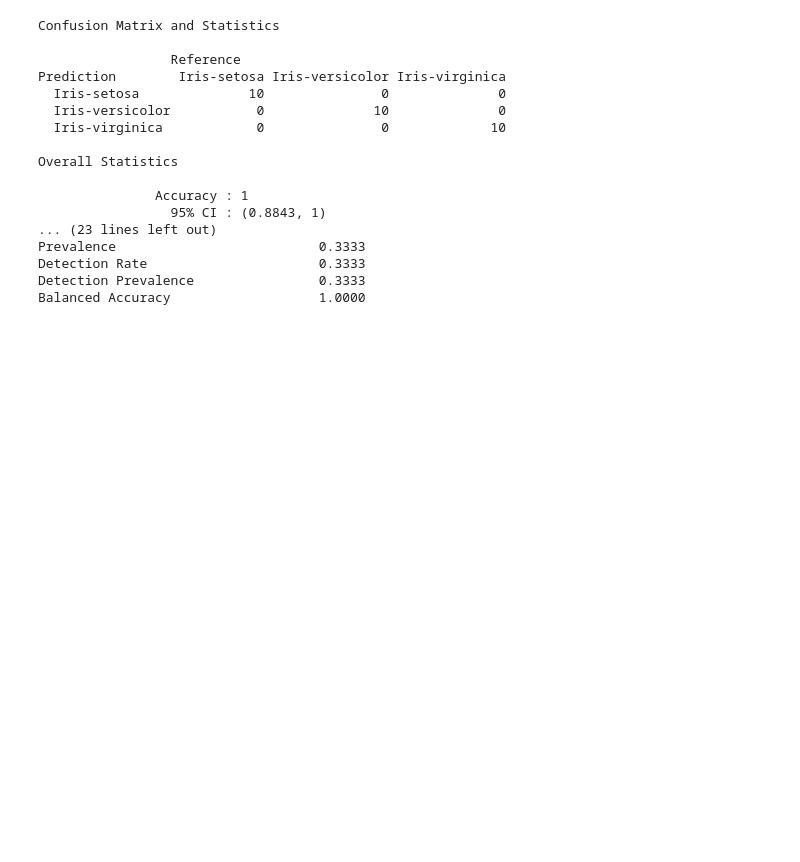
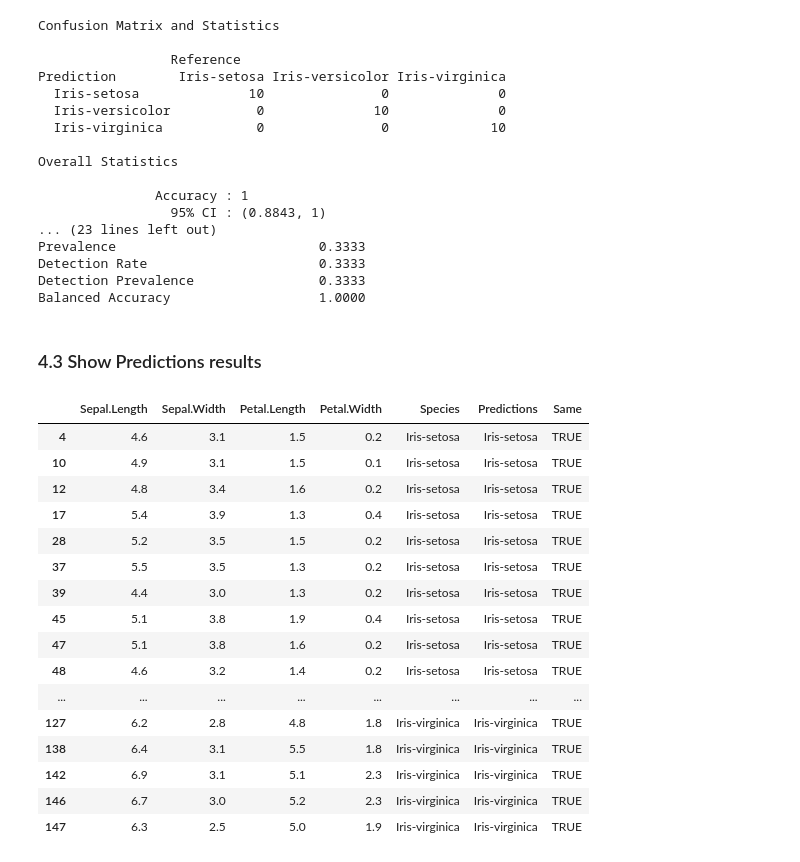
Before and after one commit to antoinetwitt/R, a Jupyter notebook: ML with R.ipynb, the cells around one changed output. Saved outputs shown, nothing was run; the diff lists cells and outputs as text; code cells hidden in the pictures; blank space fills up the shorter version.

```diff
--- a/ML with R.ipynb
+++ b/ML with R.ipynb
@@ -200,6 +274,6 @@ Resampling results:
 # %%
 # estimate skill of LDA on the validation dataset
-predictions <- predict(fit.lda, validation)
+predictions <- predict(fit.lda, validation[,1:4])
 confusionMatrix(predictions, validation$Species)
 # %% [output]
 Confusion Matrix and Statistics
@@ -219,3 +293,32 @@ Prevalence                          0.3333
 Detection Rate                      0.3333
 Detection Prevalence                0.3333
 Balanced Accuracy                   1.0000
+# %% [markdown]
+### 4.3 Show Predictions results
+# %%
+# add Predictions column to validation
+validation$Predictions <- predictions
+
+# add column Same
+validation$Same <- ifelse(validation$Species == validation$Predictions, 'TRUE',
+               ifelse(validation$Species != df$Predictions, 'FALSE'))
+
+validation
+# %% [output]
+|  | Sepal.Length | Sepal.Width | Petal.Length | Petal.Width | Species | Predictions | Same |
+| 4 | 4.6 | 3.1 | 1.5 | 0.2 | Iris-setosa | Iris-setosa | TRUE |
+| 10 | 4.9 | 3.1 | 1.5 | 0.1 | Iris-setosa | Iris-setosa | TRUE |
+| 12 | 4.8 | 3.4 | 1.6 | 0.2 | Iris-setosa | Iris-setosa | TRUE |
+| 17 | 5.4 | 3.9 | 1.3 | 0.4 | Iris-setosa | Iris-setosa | TRUE |
+| 28 | 5.2 | 3.5 | 1.5 | 0.2 | Iris-setosa | Iris-setosa | TRUE |
+| 37 | 5.5 | 3.5 | 1.3 | 0.2 | Iris-setosa | Iris-setosa | TRUE |
+| 39 | 4.4 | 3.0 | 1.3 | 0.2 | Iris-setosa | Iris-setosa | TRUE |
+| 45 | 5.1 | 3.8 | 1.9 | 0.4 | Iris-setosa | Iris-setosa | TRUE |
+| 47 | 5.1 | 3.8 | 1.6 | 0.2 | Iris-setosa | Iris-setosa | TRUE |
+| 48 | 4.6 | 3.2 | 1.4 | 0.2 | Iris-setosa | Iris-setosa | TRUE |
+| ... | ... | ... | ... | ... | ... | ... | ... |
+| 127 | 6.2 | 2.8 | 4.8 | 1.8 | Iris-virginica | Iris-virginica | TRUE |
+| 138 | 6.4 | 3.1 | 5.5 | 1.8 | Iris-virginica | Iris-virginica | TRUE |
+| 142 | 6.9 | 3.1 | 5.1 | 2.3 | Iris-virginica | Iris-virginica | TRUE |
+| 146 | 6.7 | 3.0 | 5.2 | 2.3 | Iris-virginica | Iris-virginica | TRUE |
+| 147 | 6.3 | 2.5 | 5.0 | 1.9 | Iris-virginica | Iris-virginica | TRUE |
```
Also changed, not shown: parts of 34 cells of this notebook.
